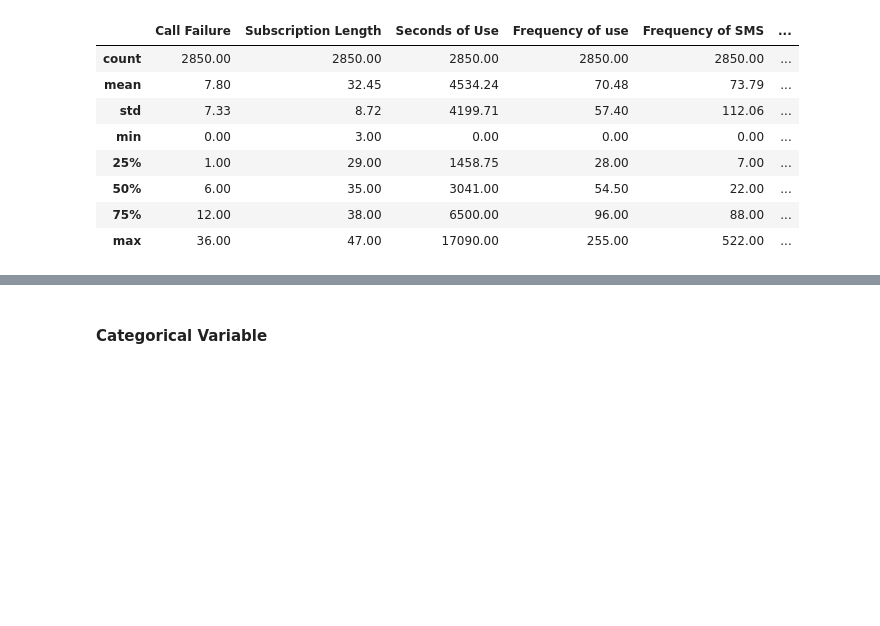
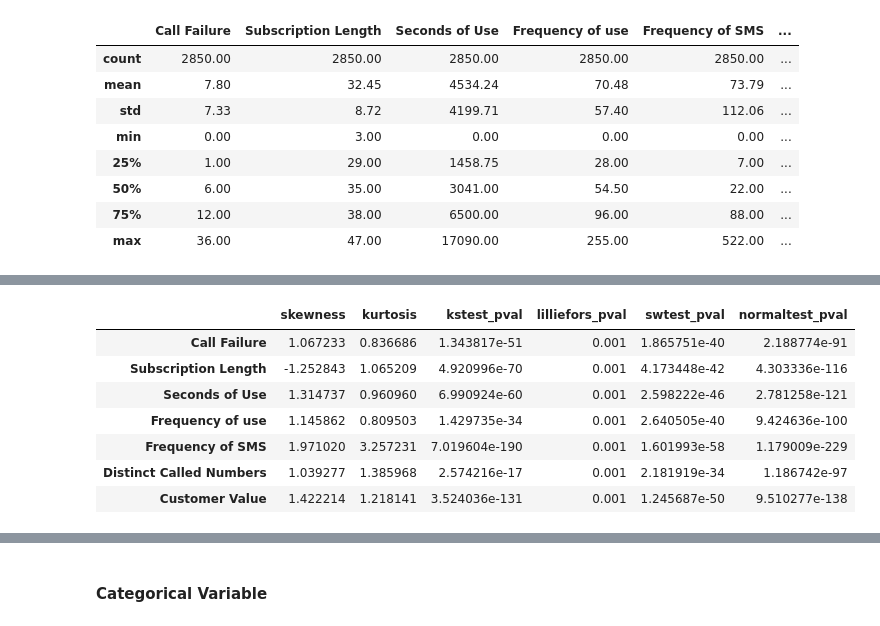
Before and after one commit to garudapaksi-yusuf/Iranian_Telecom_Churn, a Jupyter notebook: notebook/notebook.ipynb, the cells around one changed output, grey strips where cells are left out. Saved outputs shown, nothing was run; the diff lists cells and outputs as text; code cells hidden in the pictures; blank space fills up the shorter version.

```diff
--- a/notebook/notebook.ipynb
+++ b/notebook/notebook.ipynb
@@ -567,0 +574,38 @@ numerical_features\
+# %%
+from scipy.stats import norm, kstest, shapiro, normaltest
+from statsmodels.stats.diagnostic import lilliefors
+
+kstest_stat = list()
+kstest_pval = list()
+
+for feature in numerical_features.columns:
+
+    feature_loc, feature_scale = norm.fit(data=numerical_features[feature])
+    feature_norm = norm(loc=feature_loc, scale=feature_scale)
+
+    kstest_stat.append(kstest(
+        rvs=numerical_features[feature],
+        cdf=feature_norm.cdf
+    )[0])
+    kstest_pval.append(kstest(
+        rvs=numerical_features[feature],
+        cdf=feature_norm.cdf
+    )[1])
+
+pd.DataFrame(data={
+    "skewness": numerical_features.apply(func=lambda feature: feature.skew()).values,
+    "kurtosis": numerical_features.apply(func=lambda feature: feature.kurt()).values,
+    "kstest_pval": kstest_pval,
+    "lilliefors_pval": numerical_features.apply(lambda feature: lilliefors(x=feature)[1]).values,
+    "swtest_pval": numerical_features.apply(lambda feature: shapiro(x=feature)[1]).values,
+    "normaltest_pval": numerical_features.apply(lambda feature: normaltest(a=feature)[1]).values
+}).set_index(keys=numerical_features.columns)
+# %% [output]
+|  | skewness | kurtosis | kstest_pval | lilliefors_pval | swtest_pval | normaltest_pval |
+| Call Failure | 1.067233 | 0.836686 | 1.343817e-51 | 0.001 | 1.865751e-40 | 2.188774e-91 |
+| Subscription Length | -1.252843 | 1.065209 | 4.920996e-70 | 0.001 | 4.173448e-42 | 4.303336e-116 |
+| Seconds of Use | 1.314737 | 0.960960 | 6.990924e-60 | 0.001 | 2.598222e-46 | 2.781258e-121 |
+| Frequency of use | 1.145862 | 0.809503 | 1.429735e-34 | 0.001 | 2.640505e-40 | 9.424636e-100 |
+| Frequency of SMS | 1.971020 | 3.257231 | 7.019604e-190 | 0.001 | 1.601993e-58 | 1.179009e-229 |
+| Distinct Called Numbers | 1.039277 | 1.385968 | 2.574216e-17 | 0.001 | 2.181919e-34 | 1.186742e-97 |
+| Customer Value | 1.422214 | 1.218141 | 3.524036e-131 | 0.001 | 1.245687e-50 | 9.510277e-138 |
```
Also changed, not shown: parts of 17 cells of this notebook.
